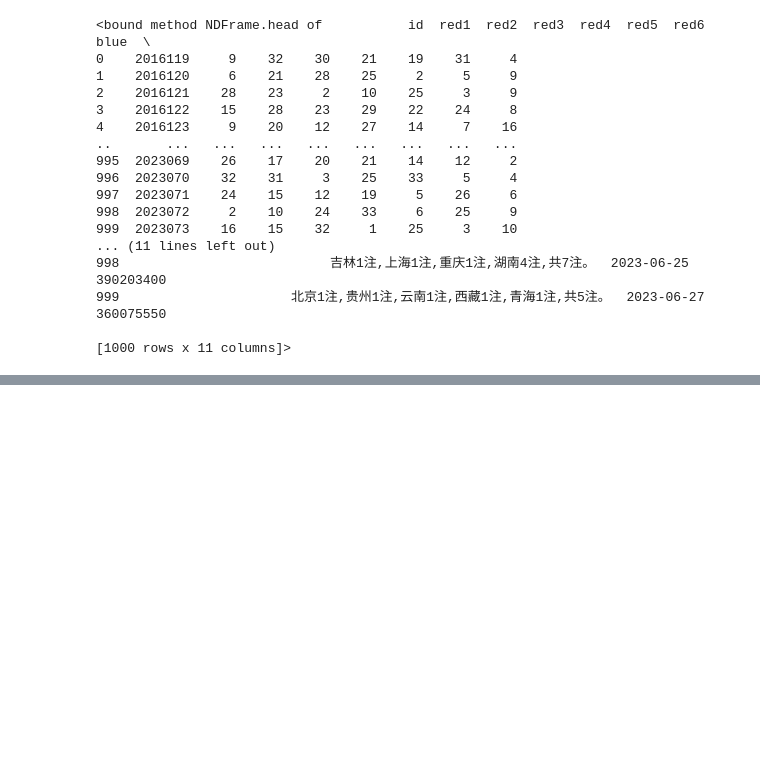
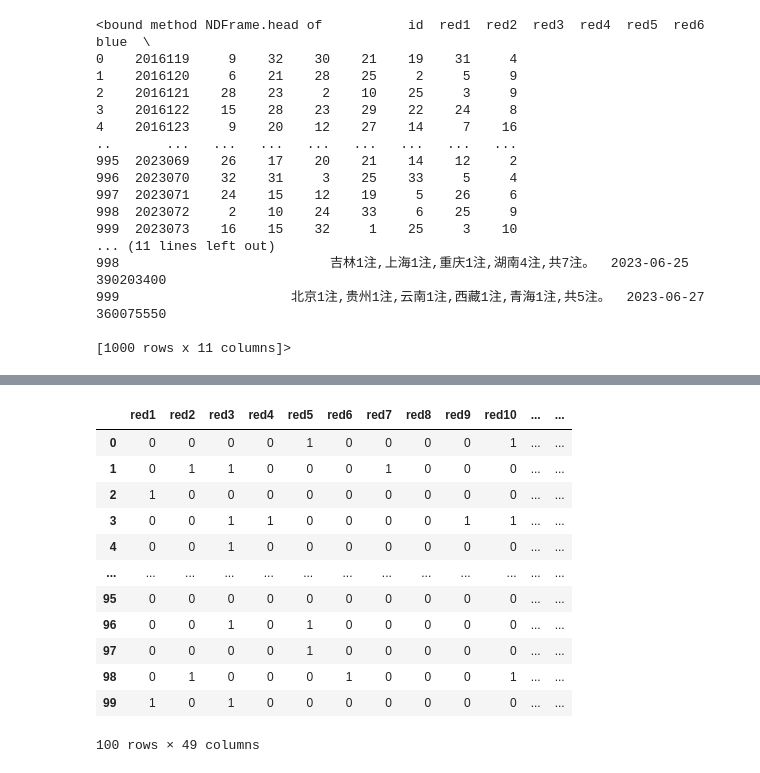
Before and after one commit to 911Boom/py_hw, a Jupyter notebook: Hw3/predict.ipynb, the cells around one changed output, grey strips where cells are left out. Saved outputs shown, nothing was run; the diff lists cells and outputs as text; code cells hidden in the pictures; blank space fills up the shorter version.

```diff
--- a/Hw3/predict.ipynb
+++ b/Hw3/predict.ipynb
@@ -80,0 +172,26 @@ for i in range(100):
+# %%
+for i in range(100):
+    # print(y_train.iloc[i])
+    y_test1.loc[i]=0
+    y_test1.loc[i]['red{}'.format(y_test.iloc[i][0])] = 1
+    y_test1.loc[i]['red{}'.format(y_test.iloc[i][1])] = 1
+    y_test1.loc[i]['red{}'.format(y_test.iloc[i][2])] = 1
+    y_test1.loc[i]['red{}'.format(y_test.iloc[i][3])] = 1
+    y_test1.loc[i]['red{}'.format(y_test.iloc[i][4])] = 1
+    y_test1.loc[i]['red{}'.format(y_test.iloc[i][5])] = 1
+    y_test1.loc[i]['blue{}'.format(y_test.iloc[i][6])] = 1
+y_test1
+# %% [output]
+|  | red1 | red2 | red3 | red4 | red5 | red6 | red7 | red8 | red9 | red10 | ... | ... |
+| 0 | 0 | 0 | 0 | 0 | 1 | 0 | 0 | 0 | 0 | 1 | ... | ... |
+| 1 | 0 | 1 | 1 | 0 | 0 | 0 | 1 | 0 | 0 | 0 | ... | ... |
+| 2 | 1 | 0 | 0 | 0 | 0 | 0 | 0 | 0 | 0 | 0 | ... | ... |
+| 3 | 0 | 0 | 1 | 1 | 0 | 0 | 0 | 0 | 1 | 1 | ... | ... |
+| 4 | 0 | 0 | 1 | 0 | 0 | 0 | 0 | 0 | 0 | 0 | ... | ... |
+| ... | ... | ... | ... | ... | ... | ... | ... | ... | ... | ... | ... | ... |
+| 95 | 0 | 0 | 0 | 0 | 0 | 0 | 0 | 0 | 0 | 0 | ... | ... |
+| 96 | 0 | 0 | 1 | 0 | 1 | 0 | 0 | 0 | 0 | 0 | ... | ... |
+| 97 | 0 | 0 | 0 | 0 | 1 | 0 | 0 | 0 | 0 | 0 | ... | ... |
+| 98 | 0 | 1 | 0 | 0 | 0 | 1 | 0 | 0 | 0 | 1 | ... | ... |
+| 99 | 1 | 0 | 1 | 0 | 0 | 0 | 0 | 0 | 0 | 0 | ... | ... |
+100 rows × 49 columns
```
Also changed, not shown: parts of 15 cells of this notebook, 13 other files.
